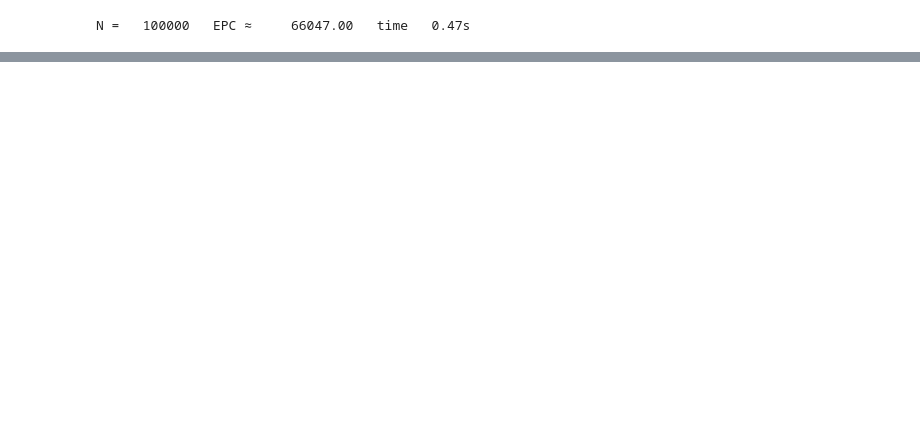
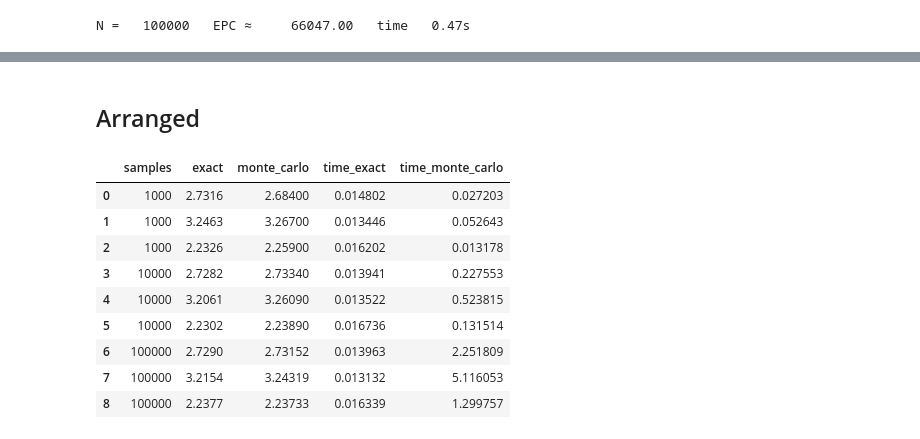
Before and after one commit to tuguldur102/SCNDP, a Jupyter notebook: src/notebooks/Greedy_heuristics/experiment.ipynb, the cells around one changed output, grey strips where cells are left out. Cells and saved outputs as stored; diff of their text form; code cells hidden in the pictures; blank space fills up the shorter version.

```diff
--- a/src/notebooks/Greedy_heuristics/experiment.ipynb
+++ b/src/notebooks/Greedy_heuristics/experiment.ipynb
@@ -563,7 +563,7 @@ True connectivity: 15
 ## 1. Expected pairwise-connectivity
 - Component Sampling Procedure to Approximate EPC(G)
 # %%
-def component_sampling_epc(G, num_samples=10000, epsilon=None, delta=None, use_tqdm=False):
+def component_sampling_epc(G, num_samples=10_000, epsilon=None, delta=None, use_tqdm=False):
   """
   Theoretic bounds: compute N = N(epsilon, delta) by the theoretical bound.
   Experimentation:  Otherwise, use the N as input for sample count.
@@ -1592,0 +1251,2 @@ print("σ(G) =", sigma_full, "   σ(G\\{2}) =", sigma_cut)
+# %% [markdown]
+## Arranged
@@ -1592,0 +1381,51 @@ print("σ(G) =", sigma_full, "   σ(G\\{2}) =", sigma_cut)
+# %%
+# print("Simple Line Graph (4 nodes):")
+
+NUM_SAMPLES = 10000
+
+res = {
+  'samples': [],
+  'exact': [],
+  'monte_carlo': [],
+  'time_exact': [],
+  'time_monte_carlo': []
+}
+
+for num in [1e3, 1e4, 1e5]:
+  # print(f"~~~ Monte-Carlo with {int(num)} samples ~~~\n")
+  for G in [G_simple_line, G_complex_line, G_triangle]:
+    # print(f"Graph: {G.number_of_nodes()} nodes, {G.number_of_edges()} edges")
+
+    # Monte-Carlo
+    t0 = time.perf_counter()
+    mc_res = sigma_monte_carlo(G, set(), num_samples=int(num))
+    t1 = time.perf_counter()
+    time_takes_mc = t1 - t0
+
+    # Exact
+    t2 = time.perf_counter()
+    exact_res = component_sampling_epc_mc(G, set())
+    t3 = time.perf_counter()
+    time_takes_exact = t3 - t2
+
+    # print(f"Exact: {exact_res} (Time: {time_takes_exact:.4f}s) | Monte-Carlo: {mc_res} (Time: {time_takes_mc:.4f}s)\n")
+
+    res['samples'].append(int(num))
+    res['exact'].append(exact_res)
+    res['monte_carlo'].append(mc_res)
+    res['time_exact'].append(time_takes_exact)
+    res['time_monte_carlo'].append(time_takes_mc)
+# %%
+df = pd.DataFrame(res)
+df
+# %% [output]
+|  | samples | exact | monte_carlo | time_exact | time_monte_carlo |
+| 0 | 1000 | 2.7316 | 2.68400 | 0.014802 | 0.027203 |
+| 1 | 1000 | 3.2463 | 3.26700 | 0.013446 | 0.052643 |
+| 2 | 1000 | 2.2326 | 2.25900 | 0.016202 | 0.013178 |
+| 3 | 10000 | 2.7282 | 2.73340 | 0.013941 | 0.227553 |
+| 4 | 10000 | 3.2061 | 3.26090 | 0.013522 | 0.523815 |
+| 5 | 10000 | 2.2302 | 2.23890 | 0.016736 | 0.131514 |
+| 6 | 100000 | 2.7290 | 2.73152 | 0.013963 | 2.251809 |
+| 7 | 100000 | 3.2154 | 3.24319 | 0.013132 | 5.116053 |
+| 8 | 100000 | 2.2377 | 2.23733 | 0.016339 | 1.299757 |
```
Also changed, not shown: parts of 50 cells of this notebook, 6 other files.
